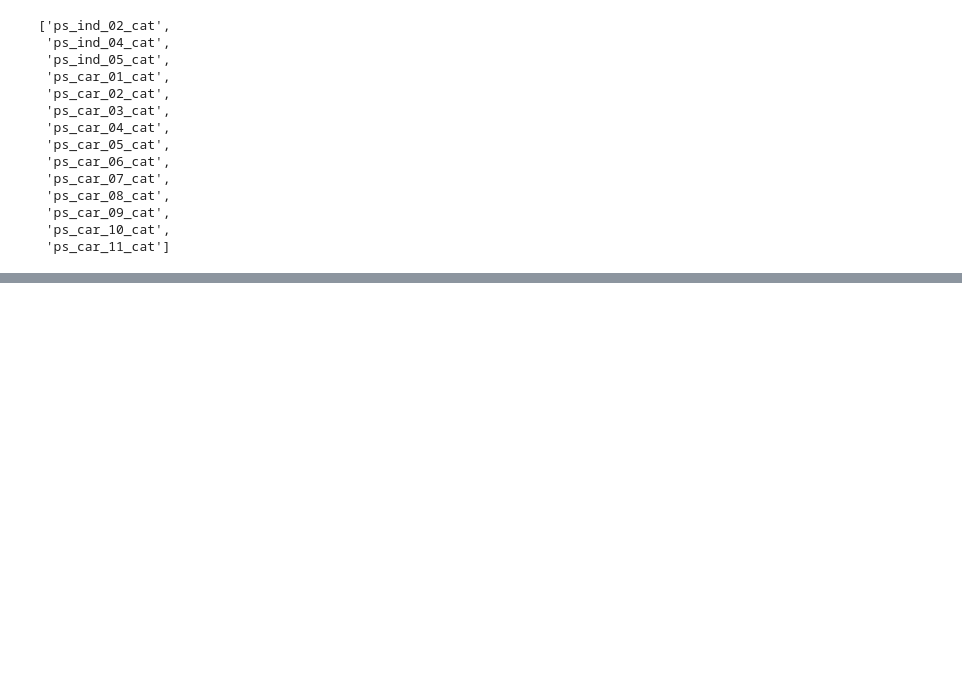
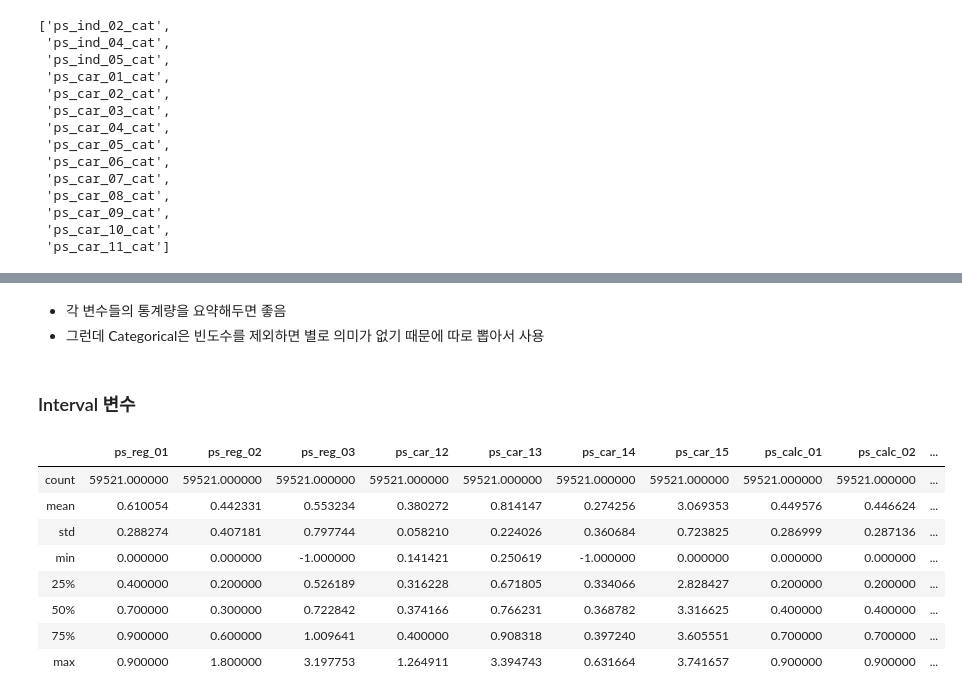
Before and after one commit to wooseok-shin/Kaggle, a Jupyter notebook: Porto/Porto.ipynb, the cells around one changed output, grey strips where cells are left out. Drawn from its saved outputs; the diff is of its cells as text; code cells hidden in the pictures; blank space fills up the shorter version.

```diff
--- a/Porto/Porto.ipynb
+++ b/Porto/Porto.ipynb
@@ -142,0 +185,4 @@ memory usage: 22.9 MB
+# %%
+meta = pd.DataFrame(data)     # 데이터 프레임 형태로 meta라는 변수에 저장
+# %%
+meta.set_index('variable_name', inplace=True)    # 변수이름을 인덱스로 지정, inplace는 meta변수에 바로 적용하겠다
@@ -142,0 +236,3 @@ memory usage: 22.9 MB
+# %% [markdown]
+- 각 변수들의 통계량을 요약해두면 좋음
+- 그런데 Categorical은 빈도수를 제외하면 별로 의미가 없기 때문에 따로 뽑아서 사용
@@ -142,0 +243,20 @@ memory usage: 22.9 MB
+# %% [markdown]
+### Interval 변수
+# %%
+# 변수의 타입이 interval 이면서 id를 제외한 나머지 변수들의 index(변수명))을 v에 저장
+
+v = meta[(meta.level == 'interval') & (meta.keep)].index
+# %%
+# interval, 즉 continuous한 변수들의 통계량
+
+train[v].describe()
+# %% [output]
+|  | ps_reg_01 | ps_reg_02 | ps_reg_03 | ps_car_12 | ps_car_13 | ps_car_14 | ps_car_15 | ps_calc_01 | ps_calc_02 | ... |
+| count | 59521.000000 | 59521.000000 | 59521.000000 | 59521.000000 | 59521.000000 | 59521.000000 | 59521.000000 | 59521.000000 | 59521.000000 | ... |
+| mean | 0.610054 | 0.442331 | 0.553234 | 0.380272 | 0.814147 | 0.274256 | 3.069353 | 0.449576 | 0.446624 | ... |
+| std | 0.288274 | 0.407181 | 0.797744 | 0.058210 | 0.224026 | 0.360684 | 0.723825 | 0.286999 | 0.287136 | ... |
+| min | 0.000000 | 0.000000 | -1.000000 | 0.141421 | 0.250619 | -1.000000 | 0.000000 | 0.000000 | 0.000000 | ... |
+| 25% | 0.400000 | 0.200000 | 0.526189 | 0.316228 | 0.671805 | 0.334066 | 2.828427 | 0.200000 | 0.200000 | ... |
+| 50% | 0.700000 | 0.300000 | 0.722842 | 0.374166 | 0.766231 | 0.368782 | 3.316625 | 0.400000 | 0.400000 | ... |
+| 75% | 0.900000 | 0.600000 | 1.009641 | 0.400000 | 0.908318 | 0.397240 | 3.605551 | 0.700000 | 0.700000 | ... |
+| max | 0.900000 | 1.800000 | 3.197753 | 1.264911 | 3.394743 | 0.631664 | 3.741657 | 0.900000 | 0.900000 | ... |
```
Also changed, not shown: parts of 64 cells of this notebook, 1 other file.
